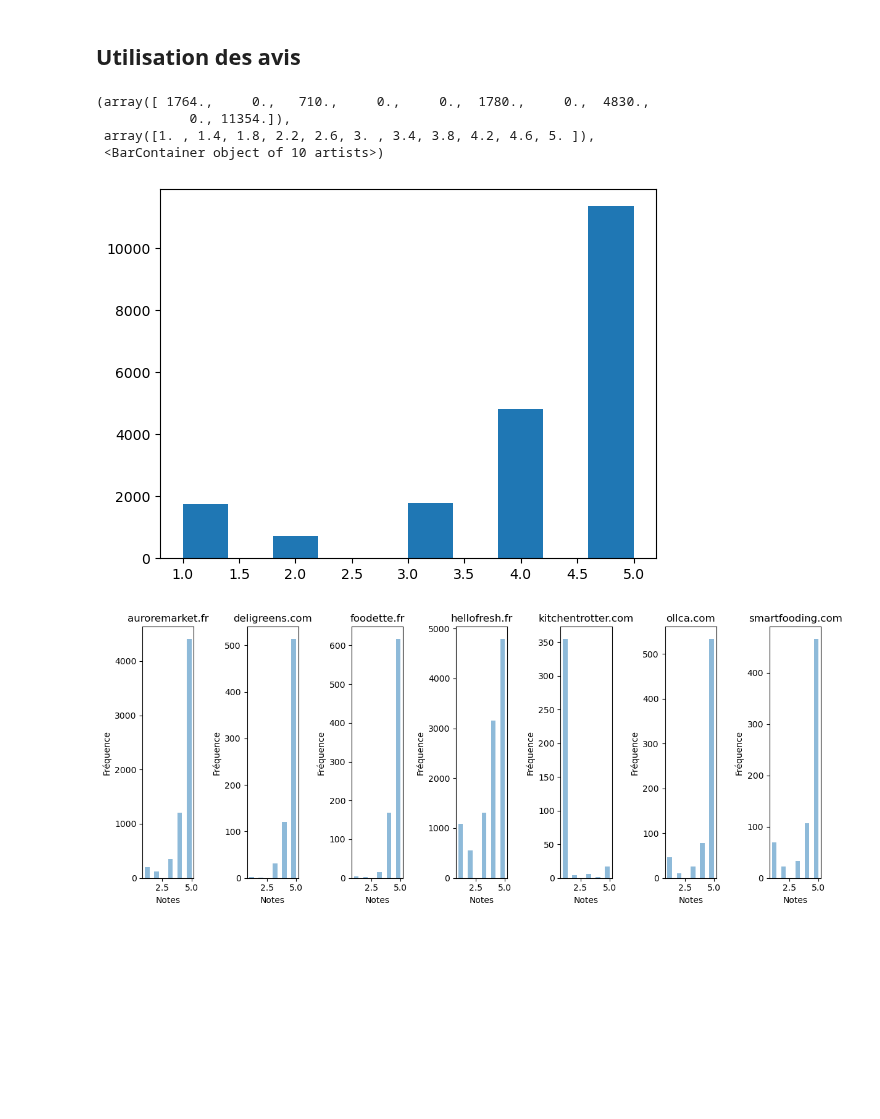
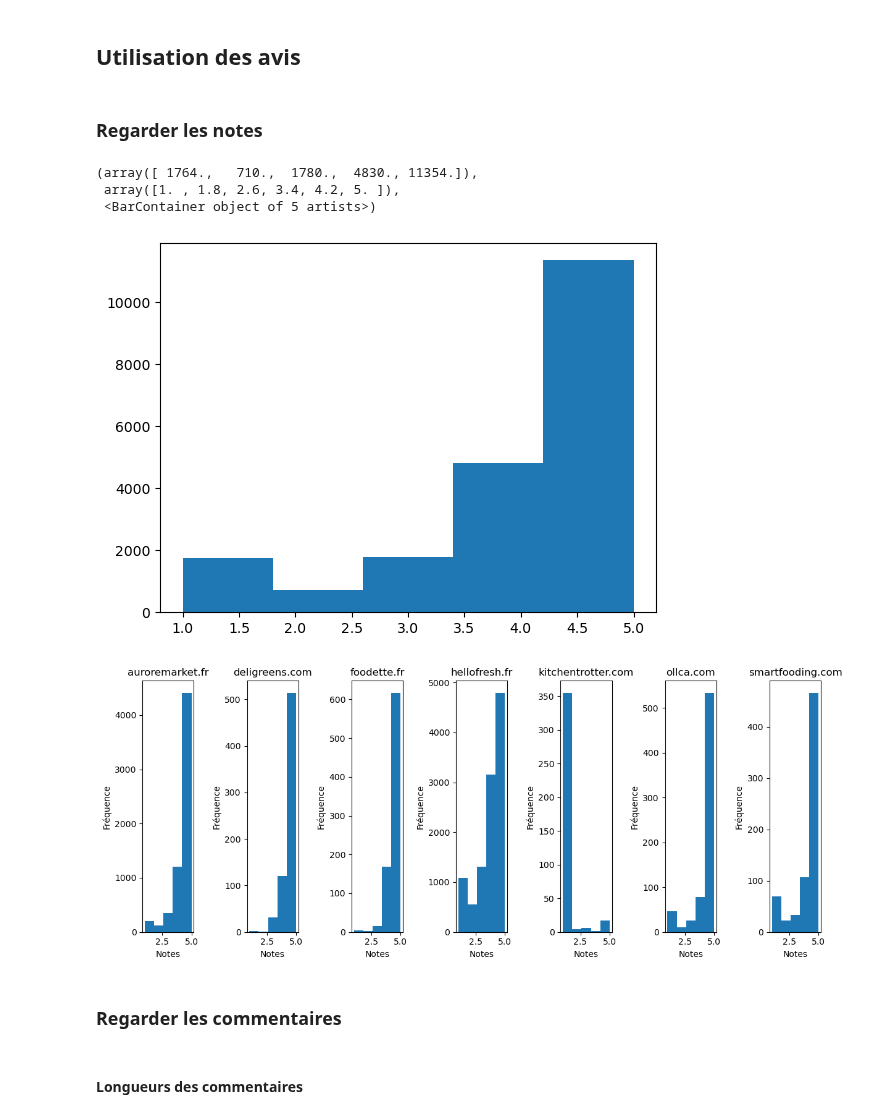
Before and after one commit to InseeFrLab/funathon2023_sujet5, a Jupyter notebook: scraping.ipynb, the cells around one changed output. Cells and saved outputs as stored; diff of their text form; code cells hidden in the pictures; blank space fills up the shorter version.

```diff
--- a/scraping.ipynb
+++ b/scraping.ipynb
@@ -36,7 +49,7 @@ target_companies = ['hellofresh.fr',
                     'deligreens.com',
                     'kitchentrotter.com']
 # %%
-do_scraping = True  # True pour refaire tourner le scraping, False pour importer la dernière version depuis s3
+do_scraping = False  # True pour refaire tourner le scraping, False pour importer la dernière version depuis s3
 # %% [markdown]
 ### Fonctions
 # %% [markdown]
@@ -222,14 +230,15 @@ Total: 0 B, Transferred: 2.77 MiB, Speed: 4.45 MiB/s
 0
 # %% [markdown]
 ## Utilisation des avis
+# %% [markdown]
+### Regarder les notes
 # %%
-plt.hist(df_all_reviews['note'])
+plt.hist(df_all_reviews['note'], bins=5)
 # %% [output]
-(array([ 1764.,     0.,   710.,     0.,     0.,  1780.,     0.,  4830.,
-            0., 11354.]),
- array([1. , 1.4, 1.8, 2.2, 2.6, 3. , 3.4, 3.8, 4.2, 4.6, 5. ]),
- <BarContainer object of 10 artists>)
+(array([ 1764.,   710.,  1780.,  4830., 11354.]),
+ array([1. , 1.8, 2.6, 3.4, 4.2, 5. ]),
+ <BarContainer object of 5 artists>)
-[figure, old version]
+[figure, new version]
 # %%
 df_all_reviews_by_company = df_all_reviews.groupby('company')['note'].apply(list)
 
@@ -240,7 +249,7 @@ fig, axes = plt.subplots(nrows=1, ncols=n_companies, figsize=(12, 5))
 # Parcourir les données et créer un histogramme pour chaque entreprise sur un sous-graphique distinct
 for i, (company, notes) in enumerate(df_all_reviews_by_company.items()):
     ax = axes[i]  # Sélectionner le sous-graphique correspondant
-    ax.hist(notes, bins=10, alpha=0.5)  # Créer l'histogramme
+    ax.hist(notes, bins=5)  # Créer l'histogramme
     ax.set_xlabel('Notes')  # Définir l'étiquette de l'axe x pour le sous-graphique
     ax.set_ylabel('Fréquence')  # Définir l'étiquette de l'axe y pour le sous-graphique
     ax.set_title(company)  # Définir le titre du sous-graphique
@@ -251,4 +260,8 @@ plt.tight_layout()
 # Afficher le graphique
 plt.show()
 # %% [output]
-[figure, old version]
+[figure, new version]
+# %% [markdown]
+### Regarder les commentaires
+# %% [markdown]
+#### Longueurs des commentaires
```
Also changed, not shown: parts of 15 cells of this notebook, 1 other file.
